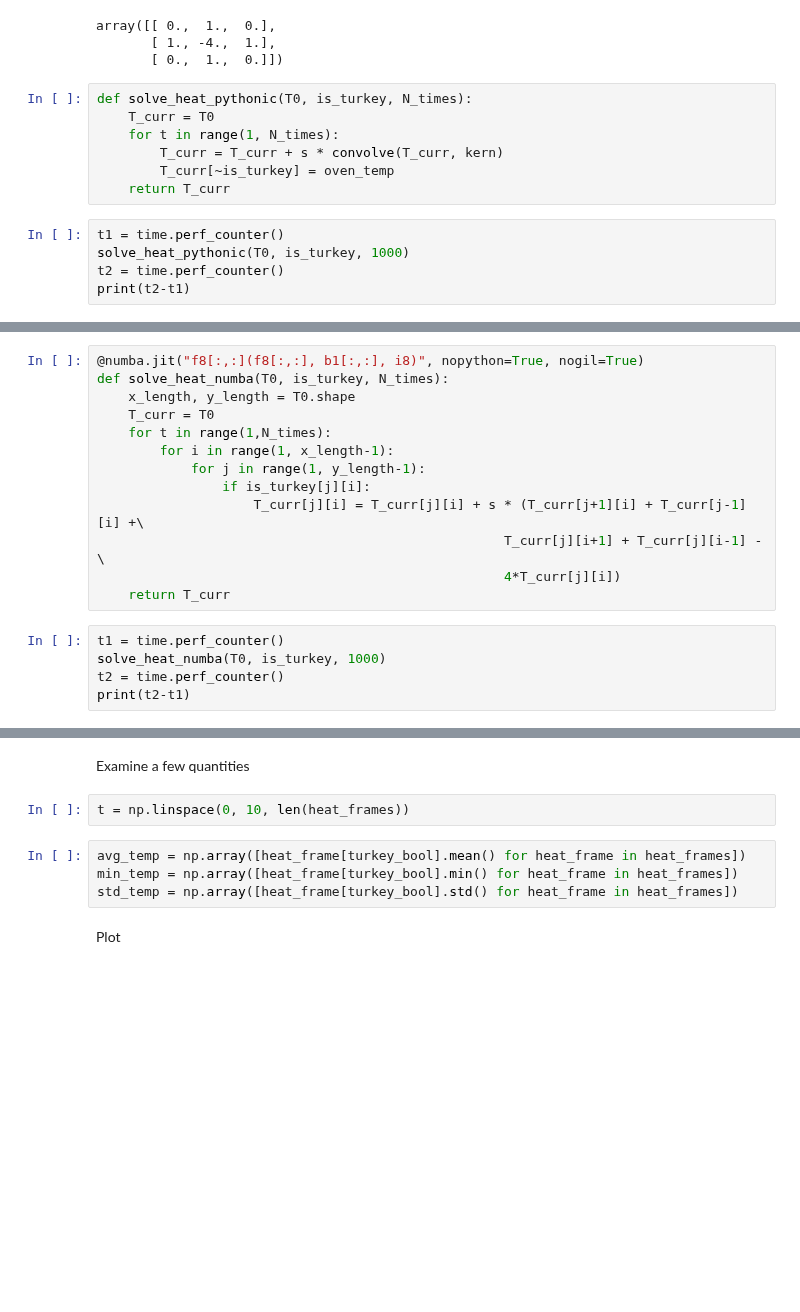
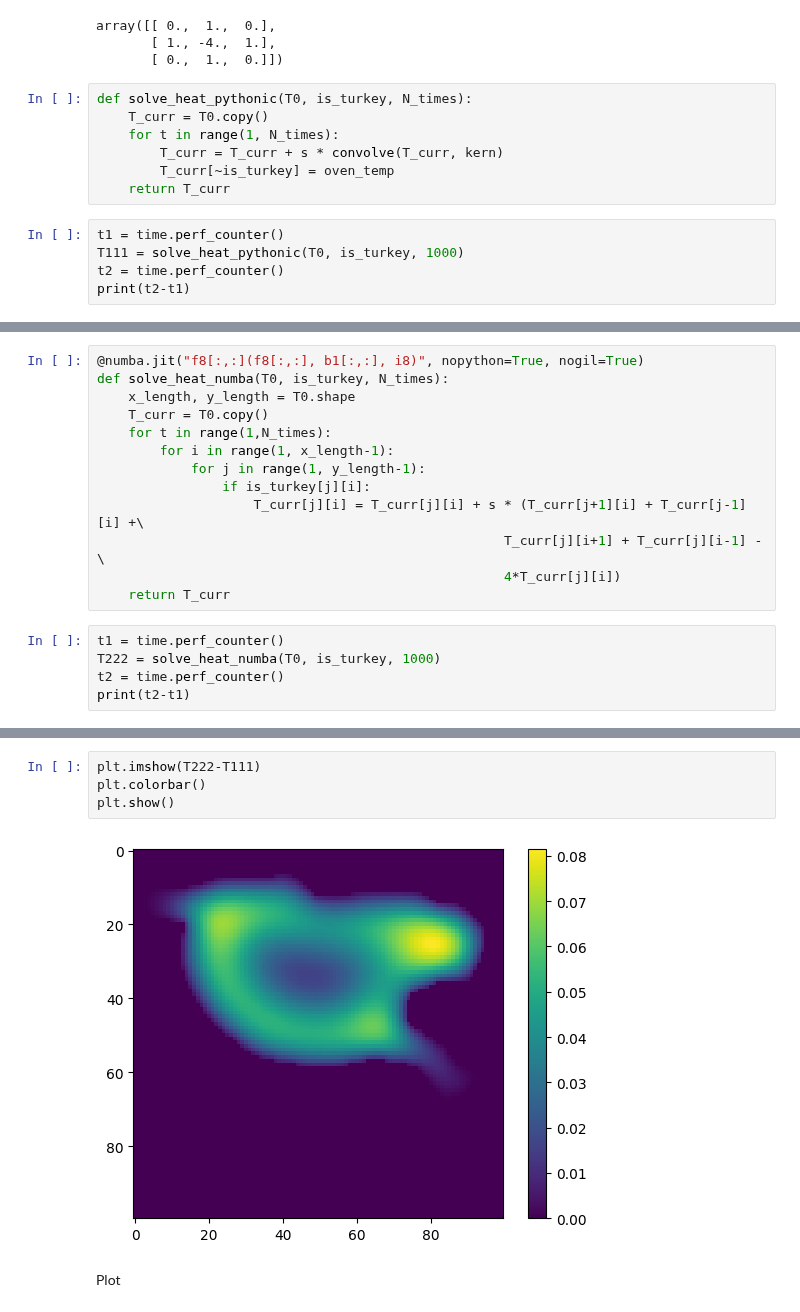
Before and after one commit to lukepolson/youtube_channel, a Jupyter notebook: Python Metaphysics Series/vid35.ipynb, the cells around one changed output, grey strips where cells are left out. Cells and saved outputs as stored; diff of their text form; blank space fills up the shorter version.

```diff
--- a/Python Metaphysics Series/vid35.ipynb
+++ b/Python Metaphysics Series/vid35.ipynb
@@ -76,14 +76,14 @@ array([[ 0.,  1.,  0.],
        [ 0.,  1.,  0.]])
 # %%
 def solve_heat_pythonic(T0, is_turkey, N_times):
-    T_curr = T0
+    T_curr = T0.copy()
     for t in range(1, N_times):
         T_curr = T_curr + s * convolve(T_curr, kern)
         T_curr[~is_turkey] = oven_temp
     return T_curr
 # %%
 t1 = time.perf_counter()
-solve_heat_pythonic(T0, is_turkey, 1000)
+T111 = solve_heat_pythonic(T0, is_turkey, 1000)
 t2 = time.perf_counter()
 print(t2-t1)
 # %% [output]
@@ -92,7 +92,7 @@ print(t2-t1)
 @numba.jit("f8[:,:](f8[:,:], b1[:,:], i8)", nopython=True, nogil=True)
 def solve_heat_numba(T0, is_turkey, N_times):
     x_length, y_length = T0.shape
-    T_curr = T0
+    T_curr = T0.copy()
     for t in range(1,N_times):
         for i in range(1, x_length-1):
             for j in range(1, y_length-1):
@@ -103,7 +103,7 @@ def solve_heat_numba(T0, is_turkey, N_times):
     return T_curr
 # %%
 t1 = time.perf_counter()
-solve_heat_numba(T0, is_turkey, 1000)
+T222 = solve_heat_numba(T0, is_turkey, 1000)
 t2 = time.perf_counter()
 print(t2-t1)
 # %% [output]
@@ -140,11 +111,9 @@ SyntaxError: invalid syntax (<ipython-input-1-bfe69c3dddc4>, line 1)
-# %% [markdown]
-Examine a few quantities
-# %%
-t = np.linspace(0, 10, len(heat_frames))
-# %%
-avg_temp = np.array([heat_frame[turkey_bool].mean() for heat_frame in heat_frames])
-min_temp = np.array([heat_frame[turkey_bool].min() for heat_frame in heat_frames])
-std_temp = np.array([heat_frame[turkey_bool].std() for heat_frame in heat_frames])
+# %%
+plt.imshow(T222-T111)
+plt.colorbar()
+plt.show()
+# %% [output]
+[figure, added]
 # %% [markdown]
 Plot
 # %%
```
Also changed, not shown: parts of 8 cells of this notebook, 2 other files.
